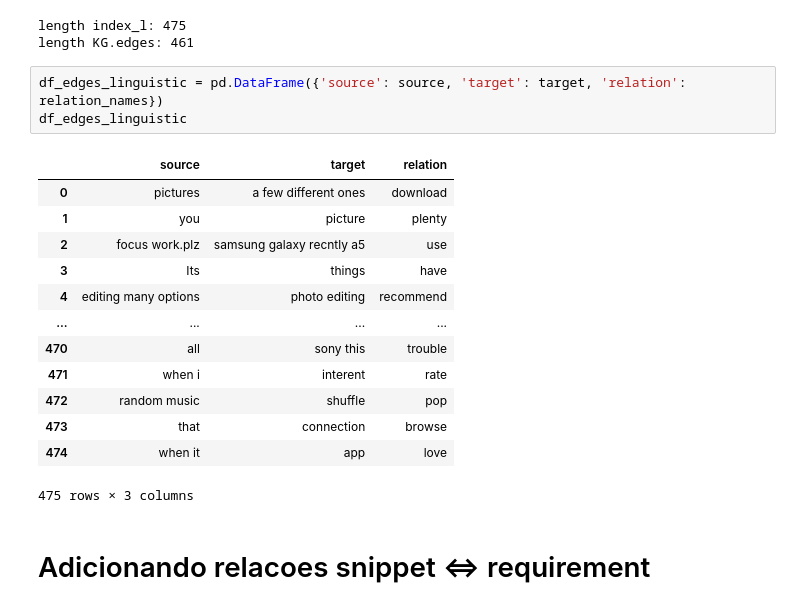
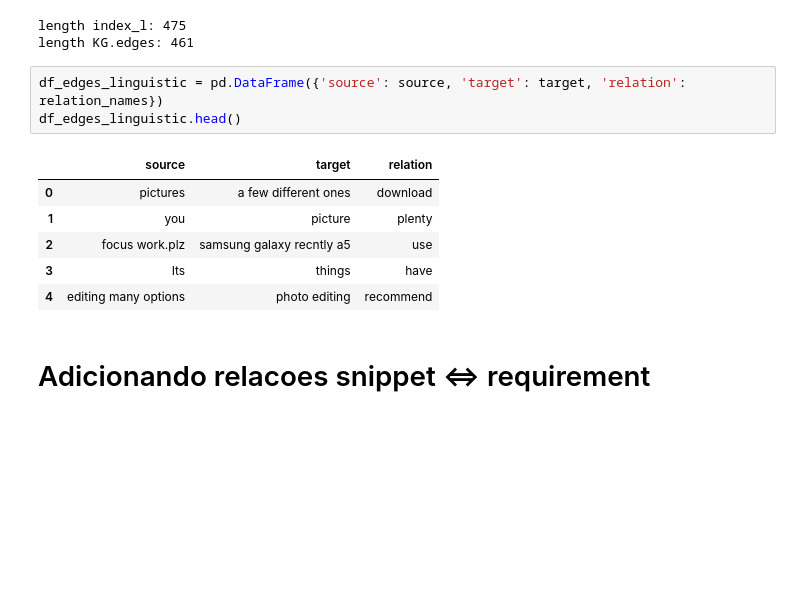
Before and after one commit to aime-n/ic, a Jupyter notebook: exemplo_didático.ipynb, the cells around one changed output. Drawn from its saved outputs; the diff is of its cells as text; blank space fills up the shorter version.

```diff
--- a/exemplo_didático.ipynb
+++ b/exemplo_didático.ipynb
@@ -104,21 +97,14 @@ length index_l: 475
 length KG.edges: 461
 # %%
 df_edges_linguistic = pd.DataFrame({'source': source, 'target': target, 'relation': relation_names})
-df_edges_linguistic
+df_edges_linguistic.head()
 # %% [output]
 |  | source | target | relation |
 | 0 | pictures | a few different ones | download |
 | 1 | you | picture | plenty |
 | 2 | focus work.plz | samsung galaxy recntly a5 | use |
 | 3 | Its | things | have |
 | 4 | editing many options | photo editing | recommend |
-| ... | ... | ... | ... |
-| 470 | all | sony this | trouble |
-| 471 | when i | interent | rate |
-| 472 | random music | shuffle | pop |
-| 473 | that | connection | browse |
-| 474 | when it | app | love |
-475 rows × 3 columns
 # %% [markdown]
 # Adicionando relacoes snippet <=> requirement
 # %%
```
Also changed, not shown: parts of 6 cells of this notebook.
